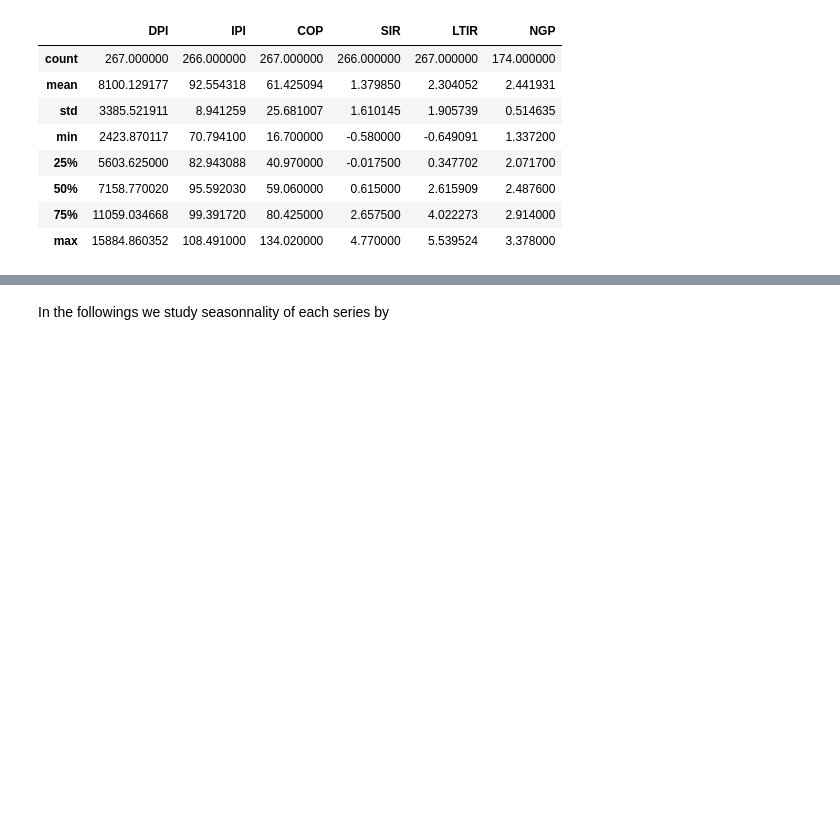
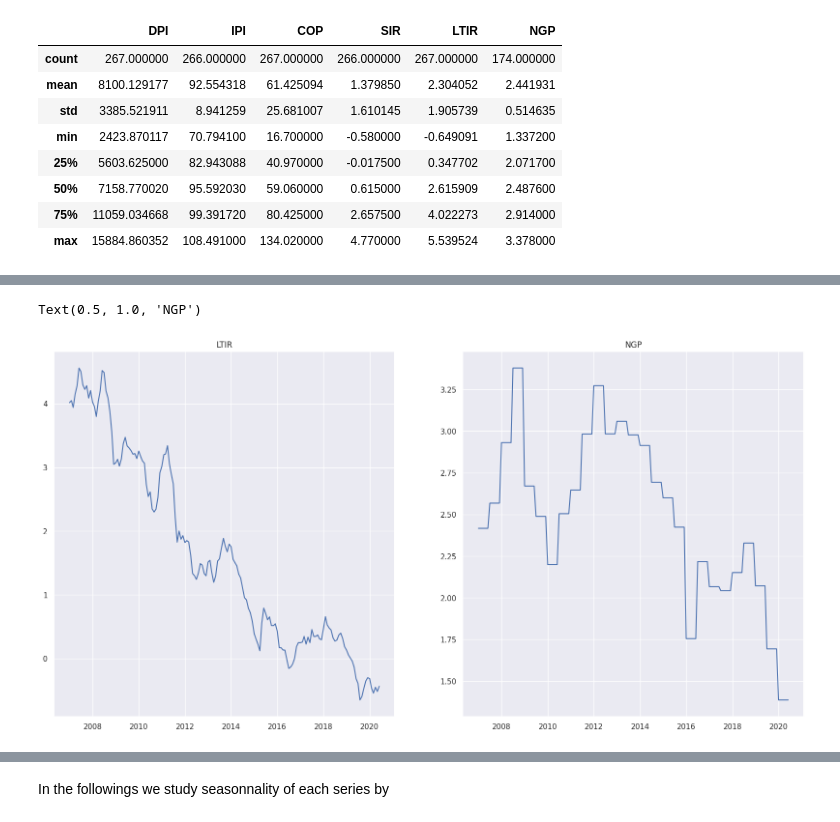
Before and after one commit to flokoafon/WQU_project, a Jupyter notebook: WQU_project.ipynb, the cells around one changed output, grey strips where cells are left out. Drawn from its saved outputs; the diff is of its cells as text; code cells hidden in the pictures; blank space fills up the shorter version.

```diff
--- a/WQU_project.ipynb
+++ b/WQU_project.ipynb
@@ -124,0 +182,11 @@ series.describe()
+# %%
+plt.figure(1,figsize=(20,10))
+plt.subplot(1, 2, 1)
+plt.plot(train["LTIR"])
+plt.title("LTIR")
+plt.subplot(1, 2, 2)
+plt.plot(train["NGP"])
+plt.title("NGP")
+# %% [output]
+Text(0.5, 1.0, 'NGP')
+[figure, added]
```
Also changed, not shown: parts of 48 cells of this notebook.
